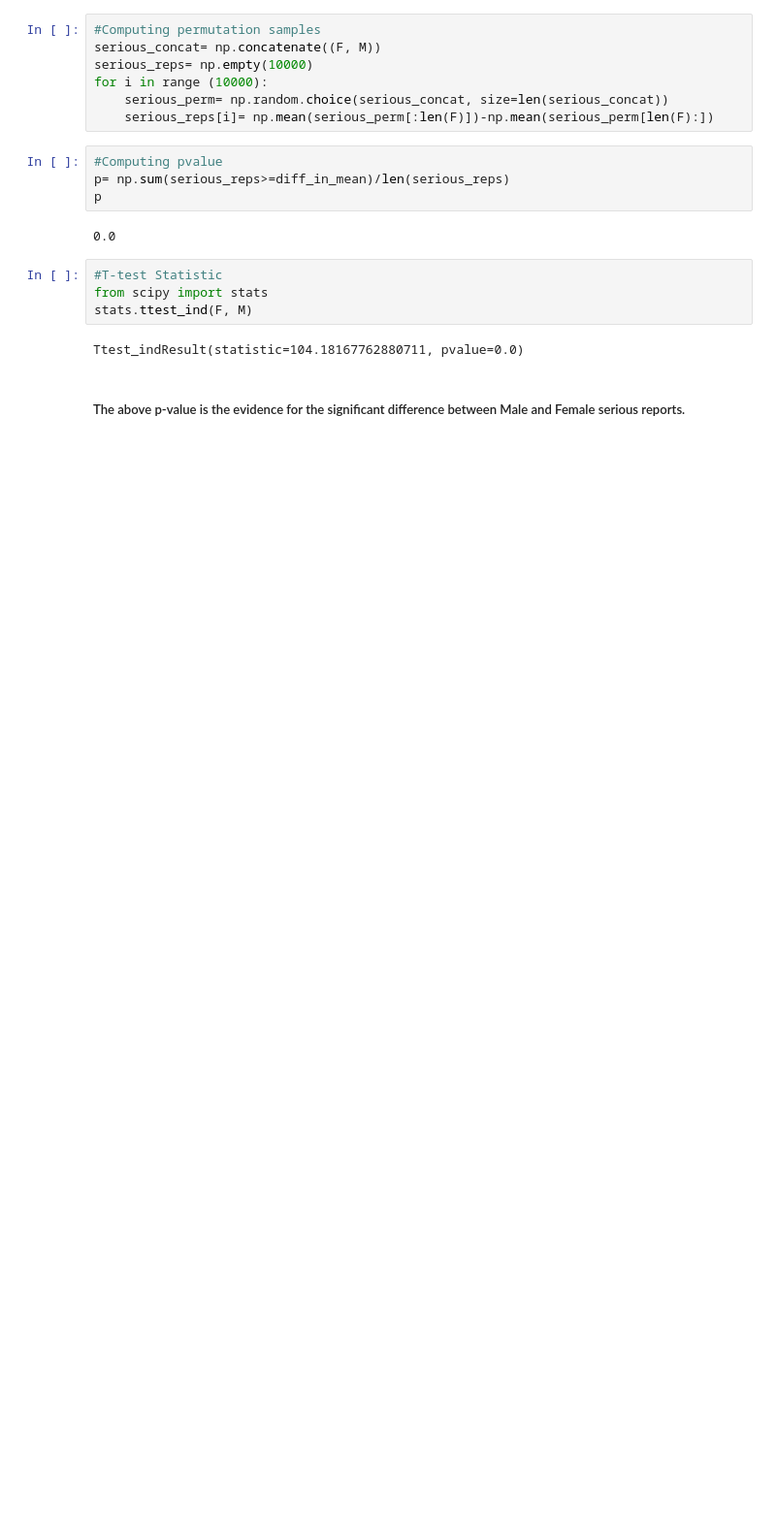
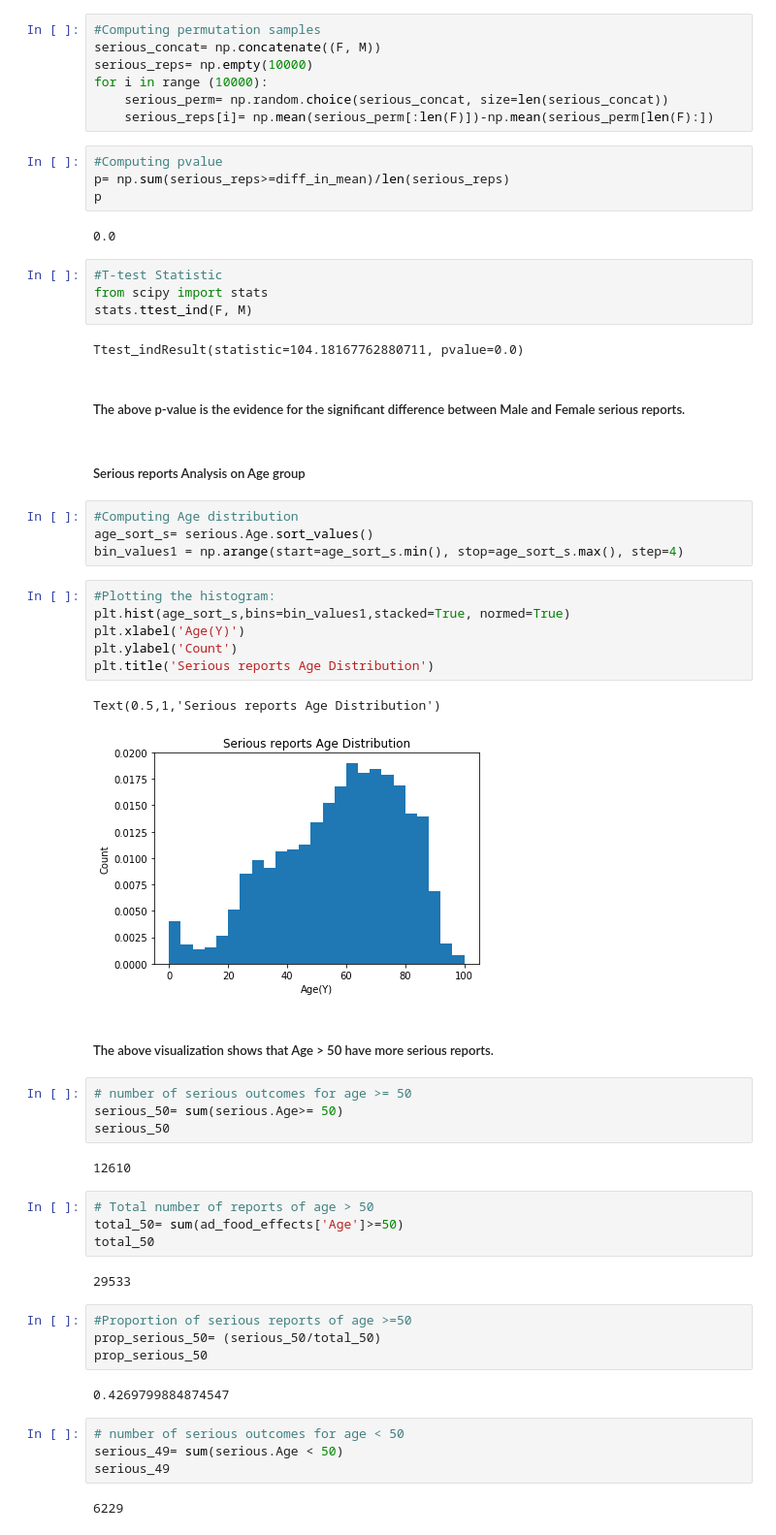
Before and after one commit to Vinuthask/Capstone-Project-1, a Jupyter notebook: AdverseFood_E.ipynb, the cells around one changed output. Shown at 97% size. Cells and saved outputs as stored; diff of their text form; blank space fills up the shorter version.

```diff
--- a/AdverseFood_E.ipynb
+++ b/AdverseFood_E.ipynb
@@ -389,3 +384,44 @@ stats.ttest_ind(F, M)
 Ttest_indResult(statistic=104.18167762880711, pvalue=0.0)
 # %% [markdown]
 ##### The above p-value is the evidence for the significant difference between Male and Female serious reports.
+# %% [markdown]
+##### Serious reports Analysis on Age group
+# %%
+#Computing Age distribution
+age_sort_s= serious.Age.sort_values()
+bin_values1 = np.arange(start=age_sort_s.min(), stop=age_sort_s.max(), step=4)
+# %%
+#Plotting the histogram:
+plt.hist(age_sort_s,bins=bin_values1,stacked=True, normed=True)
+plt.xlabel('Age(Y)')
+plt.ylabel('Count')
+plt.title('Serious reports Age Distribution')
+# %% [output]
+Text(0.5,1,'Serious reports Age Distribution')
+[figure, added]
+# %% [markdown]
+##### The above visualization shows that Age > 50 have more serious reports.
+# %%
+# number of serious outcomes for age >= 50
+serious_50= sum(serious.Age>= 50)
+serious_50
+# %% [output]
+12610
+# %%
+# Total number of reports of age > 50
+total_50= sum(ad_food_effects['Age']>=50)
+total_50
+# %% [output]
+29533
+# %%
+#Proportion of serious reports of age >=50
+prop_serious_50= (serious_50/total_50)
+prop_serious_50
+# %% [output]
+0.4269799884874547
+# %%
+# number of serious outcomes for age < 50
+serious_49= sum(serious.Age < 50)
+serious_49
+# %% [output]
+6229
```
Also changed, not shown: parts of 12 cells of this notebook.
